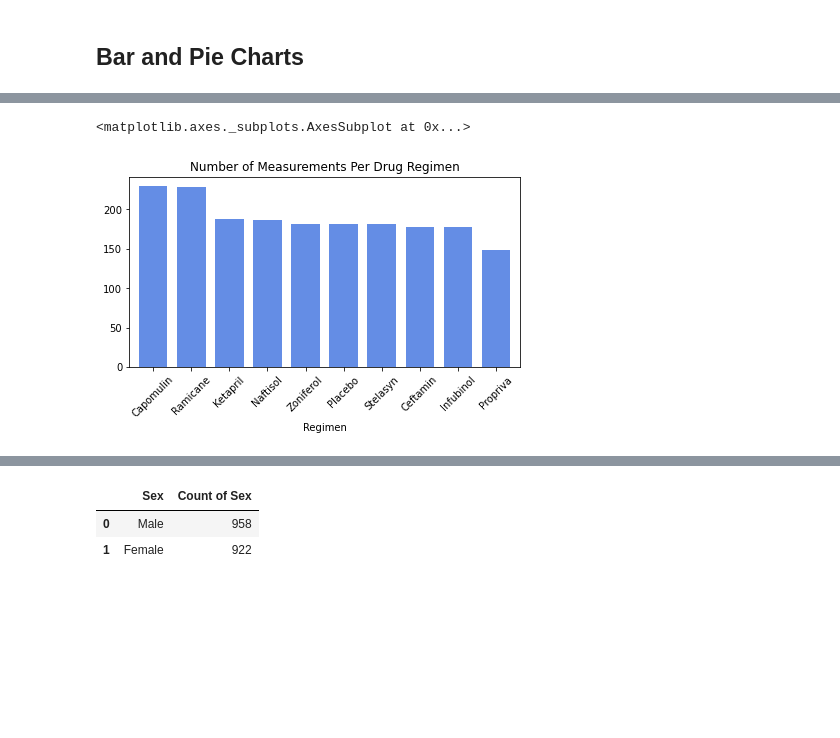
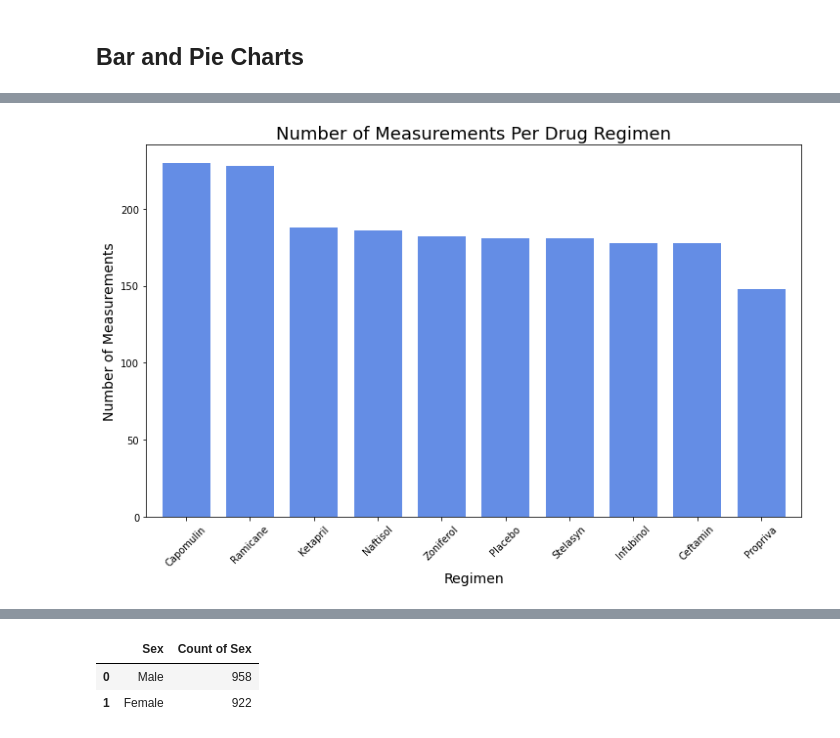
Before and after one commit to beaujeffrey03/matplotlib-challenge, a Jupyter notebook: pymaceuticals_starter.ipynb, the cells around one changed output, grey strips where cells are left out. Saved outputs shown, nothing was run; the diff lists cells and outputs as text; code cells hidden in the pictures; blank space fills up the shorter version.

```diff
--- a/pymaceuticals_starter.ipynb
+++ b/pymaceuticals_starter.ipynb
@@ -167,19 +169,21 @@ regimen_count_df
 | 9 | Propriva | 148 |
 # %%
 # Generate a bar plot showing the total number of measurements taken on each drug regimen using pandas.
-# regimen_column_labels = regimen_count_df['Regimen'].tolist()
 
 regimen_count_df.plot.bar(x='Regimen',
                           y='Count of Measurements',
                           rot=45,
                           color='#648DE5',
-                          title='Number of Measurements Per Drug Regimen',
                           legend=False,
-                          figsize=(7,3.5),
+                          figsize=(12,7),
                           width=.75)
+plt.title('Number of Measurements Per Drug Regimen', size=18)
+plt.xlabel('Regimen', size=14)
+plt.ylabel('Number of Measurements', size=14)
+plt.show()
+# Could not for the life of me find out how to re-size the title.
 # %% [output]
-<matplotlib.axes._subplots.AxesSubplot at 0x...>
-[figure, old version]
+[figure, new version]
 # %%
 x_axis = np.arange(len(regimen_count_df))
 tick_locations = [value for value in x_axis]
```
Also changed, not shown: parts of 17 cells of this notebook.
